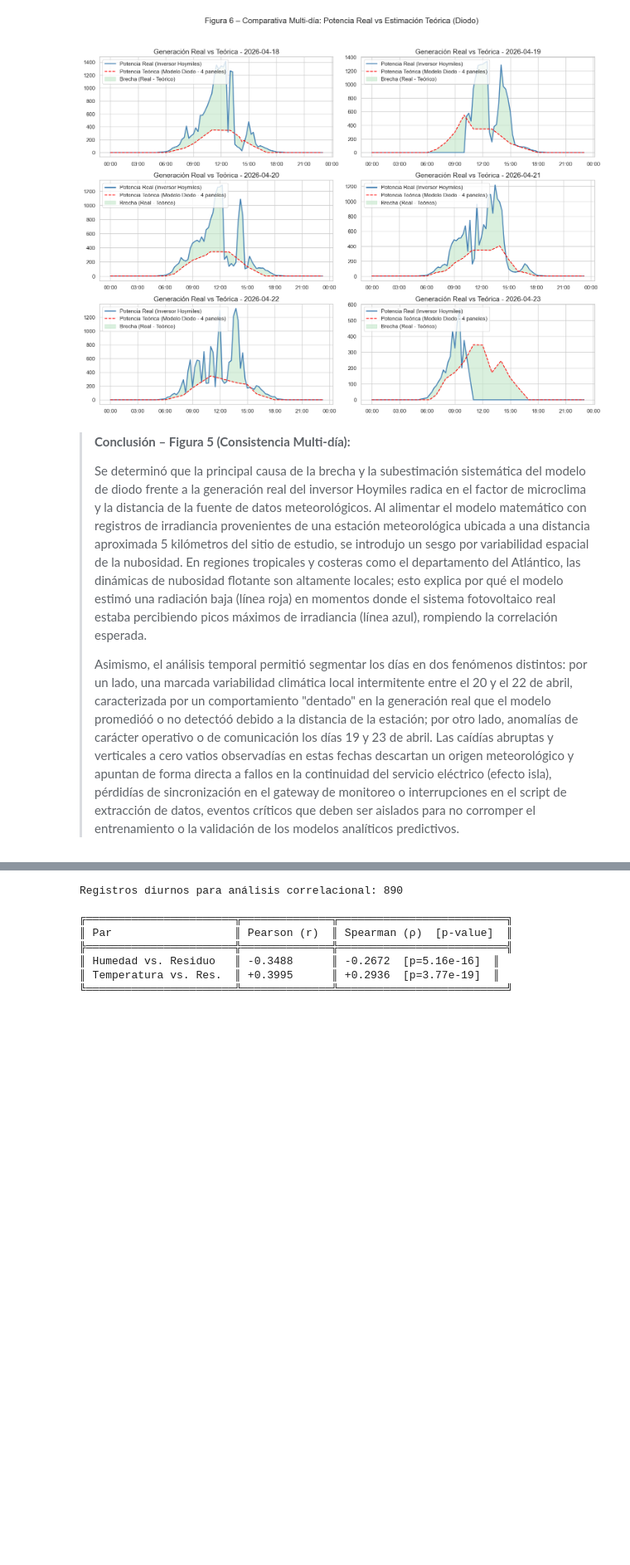
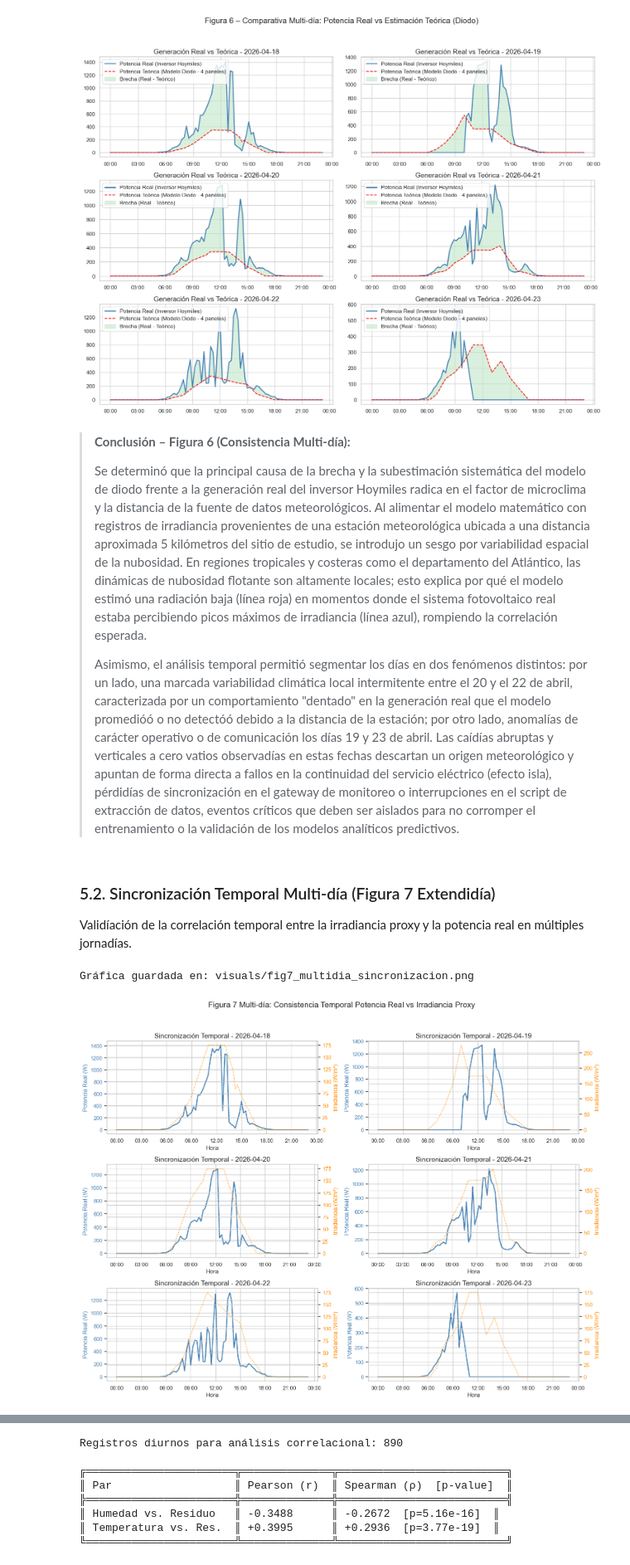
Before and after one commit to MaleBrochero/Bengali, a Jupyter notebook: Jupyter/Caso_Estudio_Solar_Malambo.ipynb, the cells around one changed output, grey strips where cells are left out. Shown at 83% size. Drawn from its saved outputs; the diff is of its cells as text; code cells hidden in the pictures; blank space fills up the shorter version.

Commit message:
Actualizar notebook y agregar nuevas figuras de analisis solar

```diff
--- a/Jupyter/Caso_Estudio_Solar_Malambo.ipynb
+++ b/Jupyter/Caso_Estudio_Solar_Malambo.ipynb
@@ -527,8 +527,39 @@ plt.show()
 Gráfica guardada en: visuals/fig6_multidia_real_teorica.png
 [figure]
 # %% [markdown]
-> **Conclusión – Figura 5 (Consistencia Multi-día):**
+> **Conclusión – Figura 6 (Consistencia Multi-día):**
 >
 > Se determinó que la principal causa de la brecha y la subestimación sistemática del modelo de diodo frente a la generación real del inversor Hoymiles radica en el factor de microclima y la distancia de la fuente de datos meteorológicos. Al alimentar el modelo matemático con registros de irradiancia provenientes de una estación meteorológica ubicada a una distancia aproximada 5 kilómetros del sitio de estudio, se introdujo un sesgo por variabilidad espacial de la nubosidad. En regiones tropicales y costeras como el departamento del Atlántico, las dinámicas de nubosidad flotante son altamente locales; esto explica por qué el modelo estimó una radiación baja (línea roja) en momentos donde el sistema fotovoltaico real estaba percibiendo picos máximos de irradiancia (línea azul), rompiendo la correlación esperada.
 >
 > Asimismo, el análisis temporal permitió segmentar los días en dos fenómenos distintos: por un lado, una marcada variabilidad climática local intermitente entre el 20 y el 22 de abril, caracterizada por un comportamiento "dentado" en la generación real que el modelo promedióó o no detectóó debido a la distancia de la estación; por otro lado, anomalías de carácter operativo o de comunicación los días 19 y 23 de abril. Las caídías abruptas y verticales a cero vatios observadías en estas fechas descartan un origen meteorológico y apuntan de forma directa a fallos en la continuidad del servicio eléctrico (efecto isla), pérdidías de sincronización en el gateway de monitoreo o interrupciones en el script de extracción de datos, eventos críticos que deben ser aislados para no corromper el entrenamiento o la validación de los modelos analíticos predictivos.
+# %% [markdown]
+### 5.2. Sincronización Temporal Multi-día (Figura 7 Extendidía)
+Validíación de la correlación temporal entre la irradiancia proxy y la potencia real en múltiples jornadías.
+# %%
+fig, axes = plt.subplots(3, 2, figsize=(15, 12))
+axes = axes.flatten()
+
+for i, d in enumerate(dias_muestra):
+    temp_df = df[df['fecha'] == d]
+
+    ax_p = axes[i]
+    ax_p.set_xlabel('Hora')
+    ax_p.set_ylabel('Potencia Real (W)', color='steelblue')
+    ax_p.plot(temp_df['timestamp'], temp_df['pv_power'], color='steelblue', linewidth=2, label='Potencia')
+    ax_p.tick_params(axis='y', labelcolor='steelblue')
+
+    ax_i = ax_p.twinx()
+    ax_i.set_ylabel('Irradiancia (W/m²)', color='darkorange')
+    ax_i.plot(temp_df['timestamp'], temp_df['irradiancia_estimada_Wm2'], color='darkorange', linestyle=':', label='Irradiancia')
+    ax_i.tick_params(axis='y', labelcolor='darkorange')
+
+    ax_p.set_title(f'Sincronización Temporal - {d}')
+    ax_p.xaxis.set_major_formatter(mdates.DateFormatter('%H:%M'))
+
+plt.suptitle('Figura 7 Multi-día: Consistencia Temporal Potencia Real vs Irradiancia Proxy', fontsize=16)
+plt.tight_layout(rect=[0, 0.03, 1, 0.95])
+save_vis('fig7_multidia_sincronizacion.png')
+plt.show()
+# %% [output]
+Gráfica guardada en: visuals/fig7_multidia_sincronizacion.png
+[figure, added]
```
Also changed, not shown: parts of 34 cells of this notebook, 5 other files.
